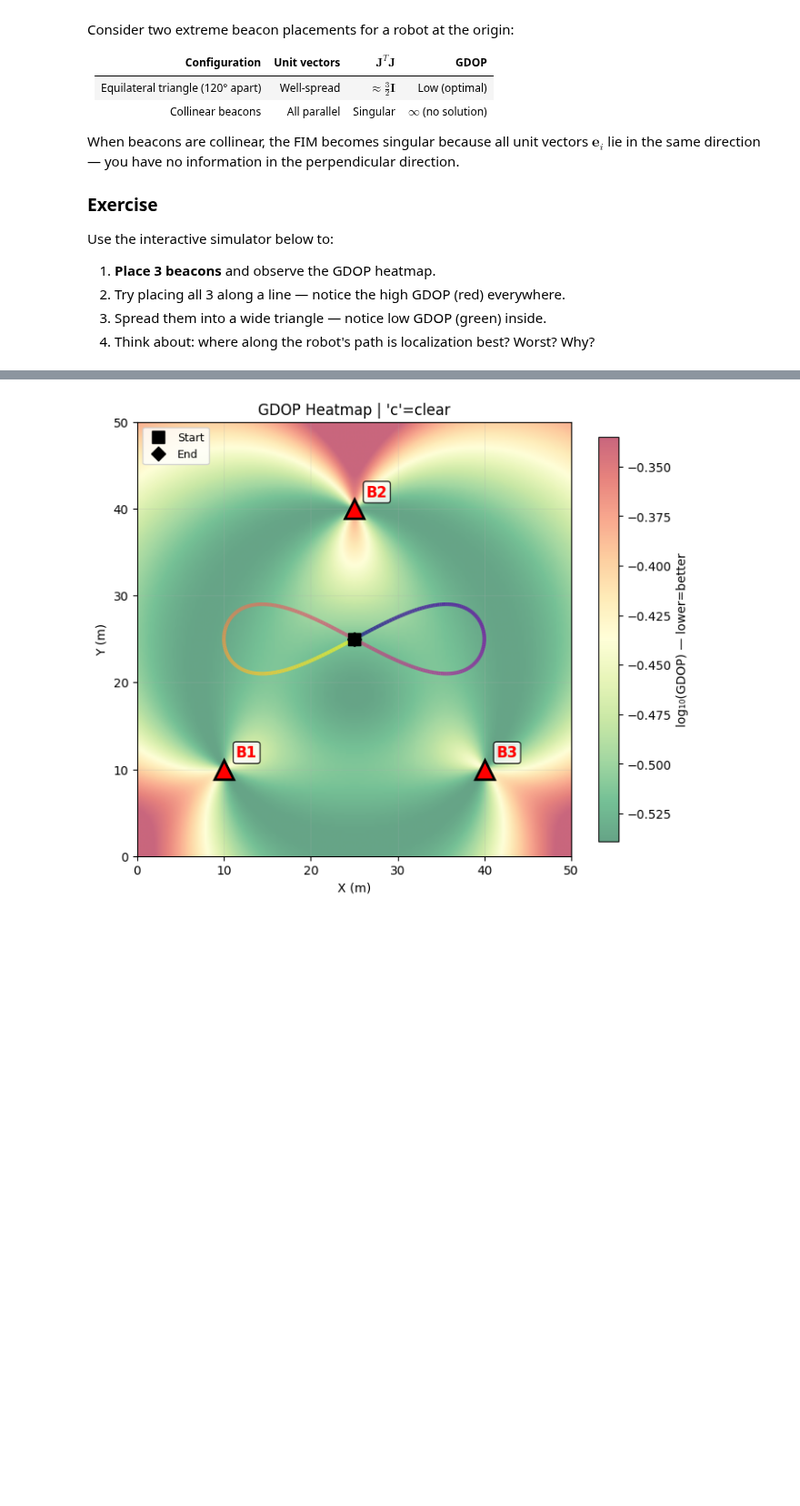
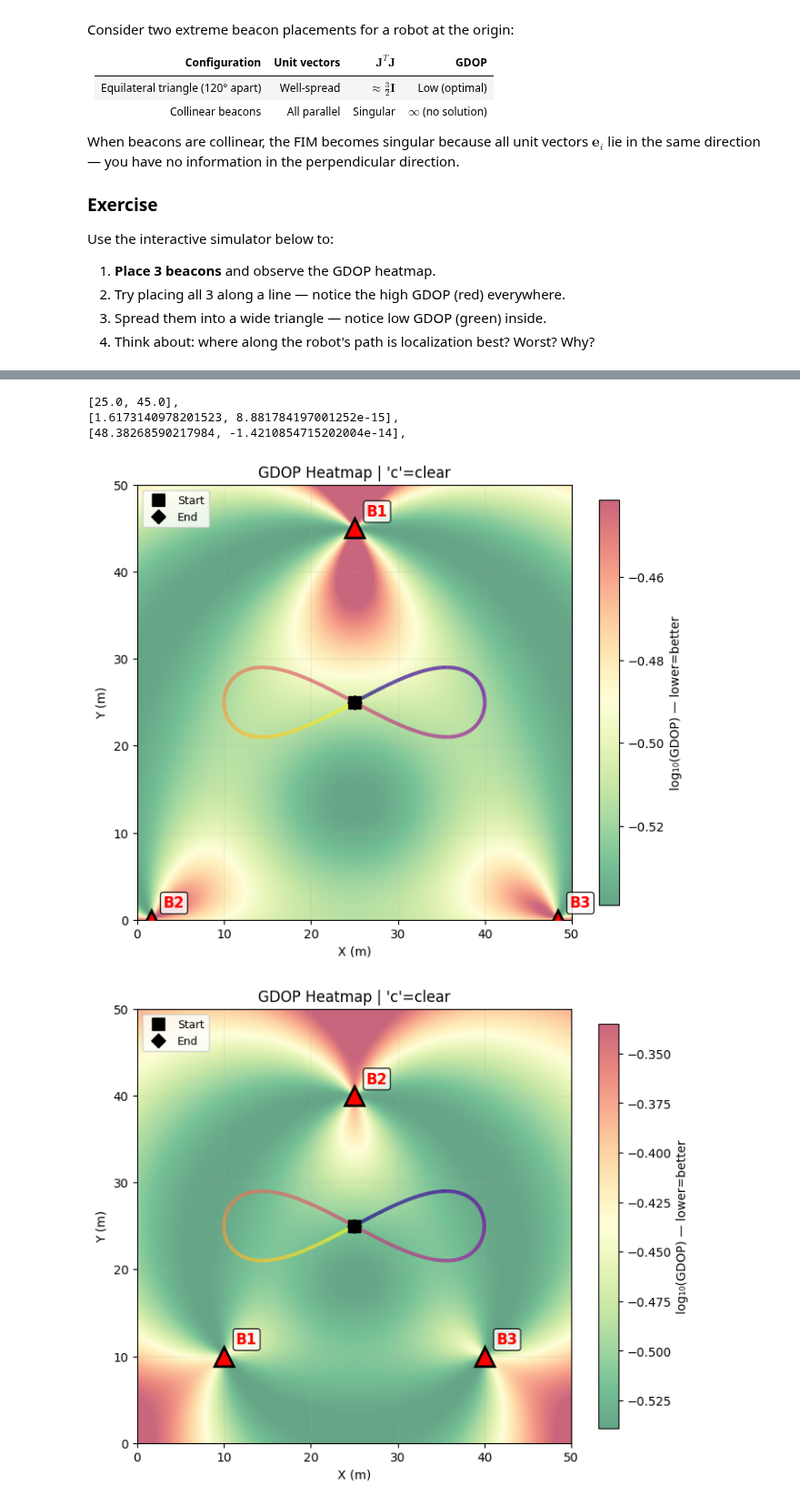
Before and after one commit to dbcometto/eece5550work, a Jupyter notebook: hw2.ipynb, the cells around one changed output, grey strips where cells are left out. Shown at 91% size. Cells and saved outputs as stored; diff of their text form; code cells hidden in the pictures; blank space fills up the shorter version.

```diff
--- a/hw2.ipynb
+++ b/hw2.ipynb
@@ -1432 +1453,29 @@ class Sim:
+# %%
+
+
+def place_beacon(k, num_beacons, rx=27, ry= 30, c = [25,15], phi = np.pi/2):
+    """Place the beacons around a circle"""
+    cx,cy = c
+    t = k/num_beacons
+
+    x = rx*np.cos(2*np.pi*t + phi) + cx
+    y = ry*np.sin(2*np.pi*t + phi) + cy
+
+    return [x,y]
+
+
+if __name__ == "__main__":
+    num_beacons = 3
+    NEW_BEACONS = [*[place_beacon(k, num_beacons) for k in range(num_beacons)]]
+
+    for b in NEW_BEACONS:
+        print(f"[{b[0]}, {b[1]}],")
+    sim = Sim(beacons=NEW_BEACONS)
+
+    sim._refresh(gdop=compute_gdop(NEW_BEACONS))
+# %% [output]
+[25.0, 45.0],
+[1.6173140978201523, 8.881784197001252e-15],
+[48.38268590217984, -1.4210854715202004e-14],
+[figure, added]
 # %%
```
Also changed, not shown: parts of 8 cells of this notebook.
